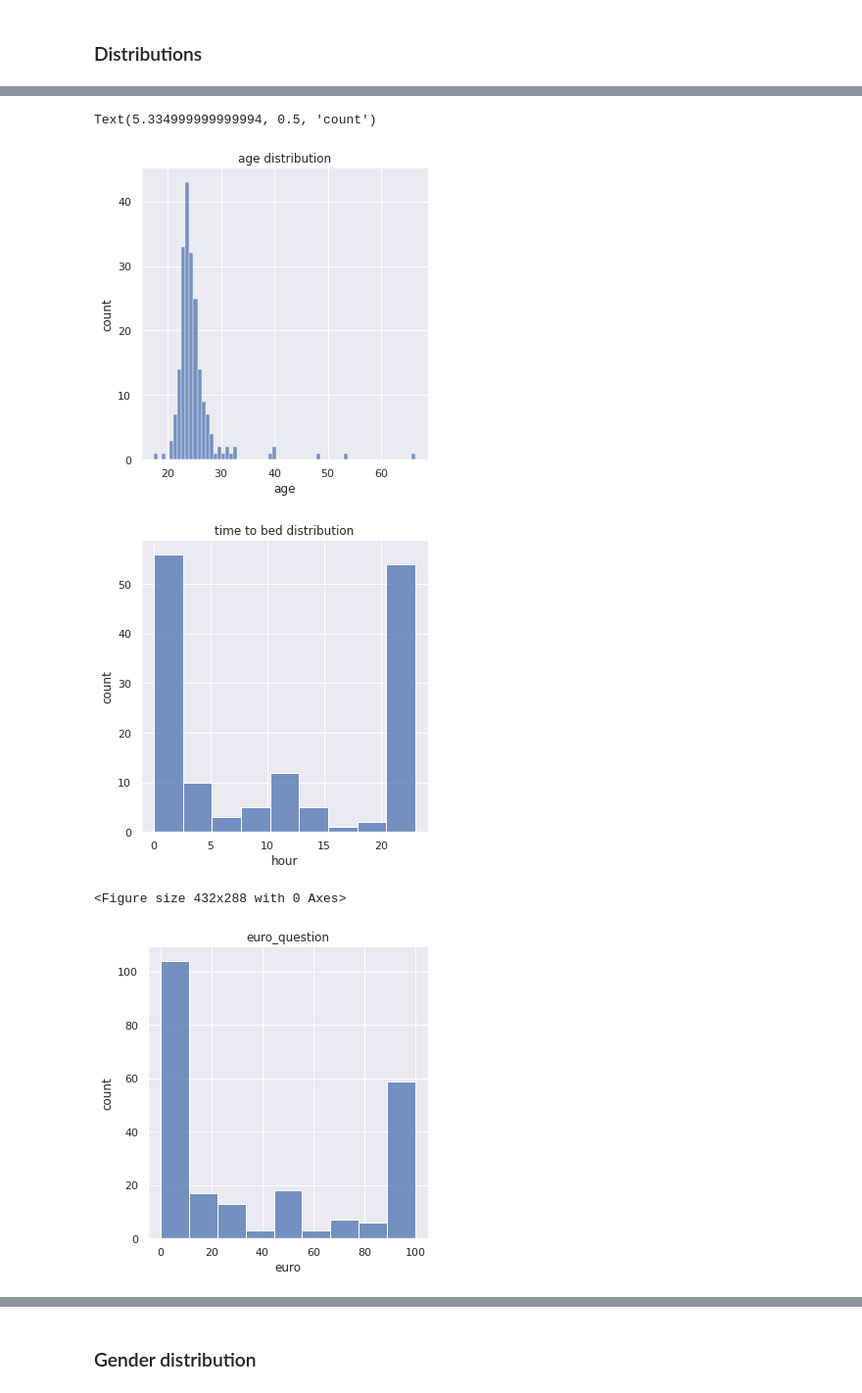
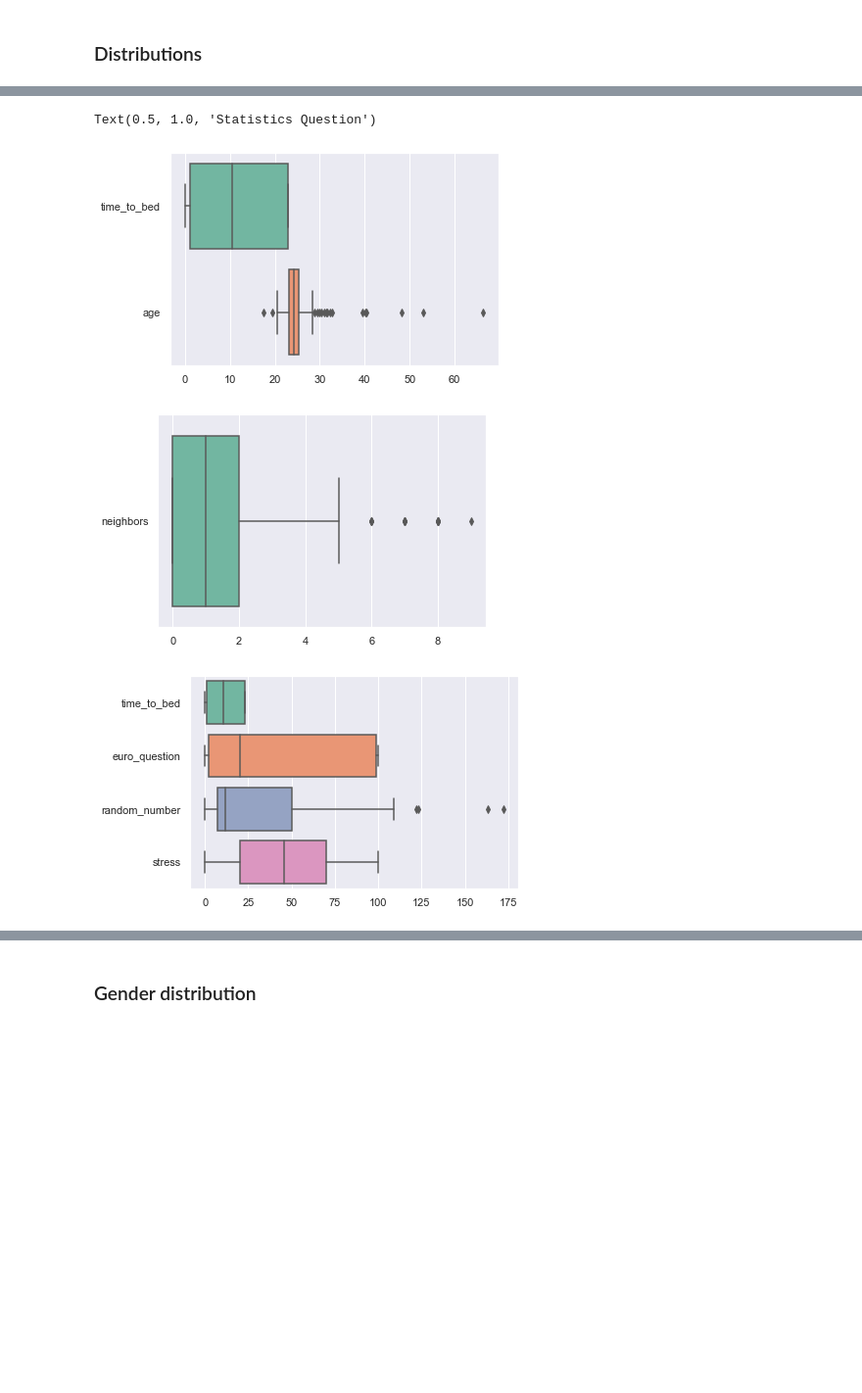
Before and after one commit to wolfbrr/DMT-2022-114, a Jupyter notebook: assignment-basic/assignment-basic.ipynb, the cells around one changed output, grey strips where cells are left out. Shown at 98% size. Cells and saved outputs as stored; diff of their text form; code cells hidden in the pictures; blank space fills up the shorter version.

```diff
--- a/assignment-basic/assignment-basic.ipynb
+++ b/assignment-basic/assignment-basic.ipynb
@@ -160,40 +175,52 @@ odi_df.loc[(odi_df['age']>90) | (odi_df['age']<10),'age']=None
 # %%
-ax = sns.displot(data = odi_df, x='age')
-plt.title('age distribution')
-plt.xlabel('age')
-plt.ylabel('count')
+plt.figure(1)
+ax = sns.boxplot(data=odi_df[['time_to_bed','age']], orient="h", palette="Set2")
+plt.figure(2)
+ax = sns.boxplot(data=odi_df[['neighbors']], orient="h", palette="Set2")
+plt.figure(4)
+ax = sns.boxplot(data=odi_df[[ 'time_to_bed', 'euro_question', 'random_number','stress']], orient="h", palette="Set2")
 
-sns.displot(data = odi_df, x='time_to_bed')
-plt.title('time to bed distribution')
-plt.xlabel('hour')
-plt.ylabel('count')
-plt.figure(3)
+#plt.figure(3)
+#ax = sns.boxplot(data=odi_df, orient="h", palette="Set2")
 
-sns.displot(data = odi_df, x='euro_question')
-plt.title('euro_question')
-plt.xlabel('euro')
-plt.ylabel('count')
+#ax = sns.displot(data = odi_df, x='age')
+#plt.title('age distribution')
+#plt.xlabel('age')
+#plt.ylabel('count')
 
-plt.figure(4)
-sns.displot(data = odi_df, x='random_number')
-plt.title('random_number')
-plt.xlabel('number')
-plt.ylabel('count')
+#sns.displot(data = odi_df, x='time_to_bed')
+#plt.title('time to bed distribution')
+#plt.xlabel('hour')
+#plt.ylabel('count')
+#plt.figure(3)
 
-plt.figure(5)
-sns.displot(data = odi_df, x='stress')
-plt.title('stress')
-plt.xlabel('stress')
-plt.ylabel('count')
+#sns.displot(data = odi_df, x='euro_question')
+#plt.title('euro_question')
+#plt.xlabel('euro')
+#plt.ylabel('count')
+
+#plt.figure(4)
+#sns.displot(data = odi_df, x='random_number')
+#plt.title('random_number')
+#plt.xlabel('number')
+#plt.ylabel('count')
+
+#plt.figure(5)
+#sns.displot(data = odi_df, x='Stand_Up')
+#plt.title('Stand_Up')
+#plt.xlabel('Stand_Up')
+#plt.ylabel('count')
 
 plt.figure(6)
-sns.displot(data = odi_df, x='program')
+odi_df.groupby('program')['program'].count().plot.pie(autopct='%d%%',figsize=(7,7))
 plt.title('Program')
-plt.xlabel('program')
-plt.ylabel('count')
+
+
+plt.figure(7)
+odi_df.groupby('Statistics')['Statistics'].count().plot.pie(autopct='%d%%',figsize=(7,7))
+plt.title('Statistics Question')
 # %% [output]
-Text(5.334999999999994, 0.5, 'count')
+Text(0.5, 1.0, 'Statistics Question')
-[figure, old version]
+[figure, new version]
-[figure, old version]
+[figure, new version]
-<Figure size 432x288 with 0 Axes>
-[figure, old version]
+[figure, new version]
```
Also changed, not shown: parts of 12 cells of this notebook, 7 other files.
